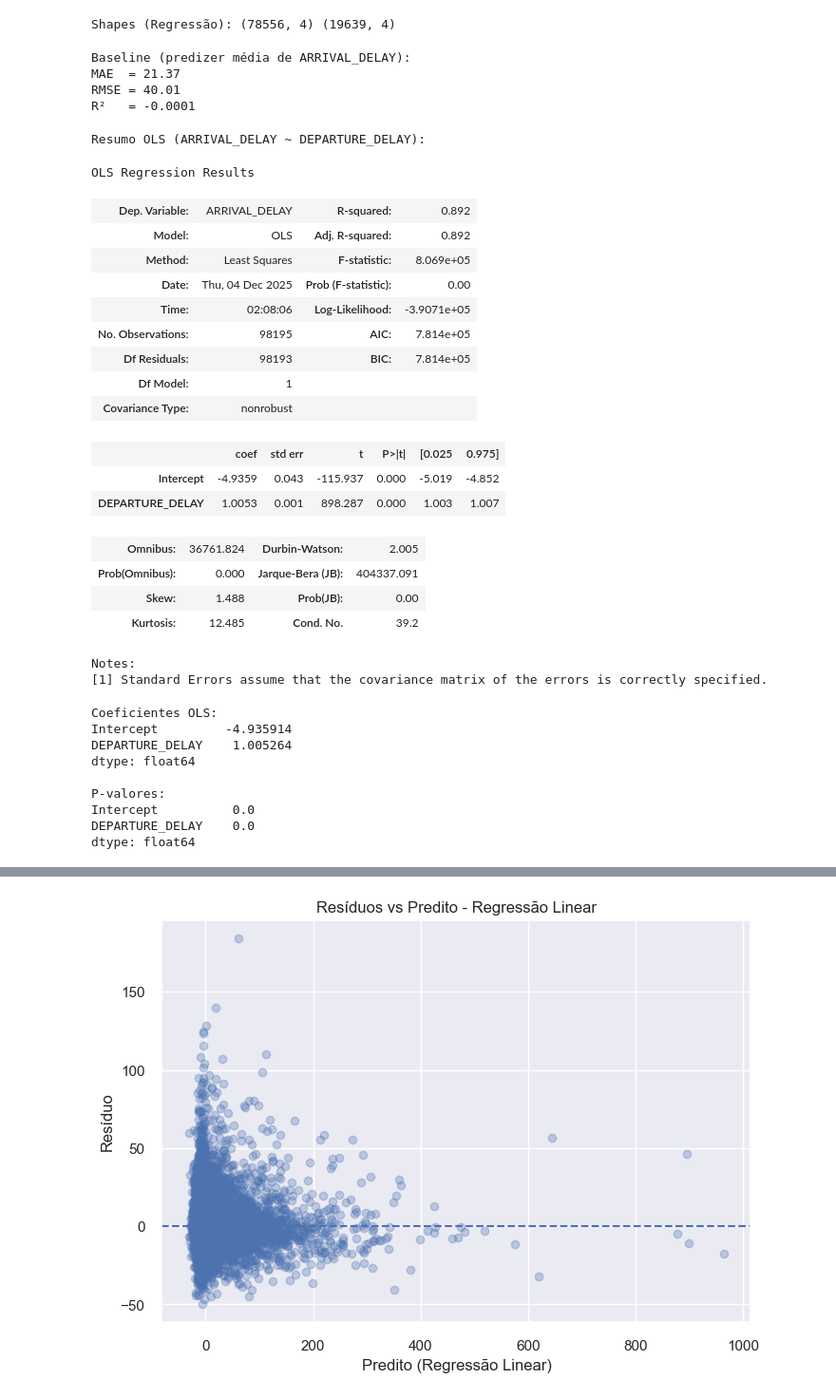
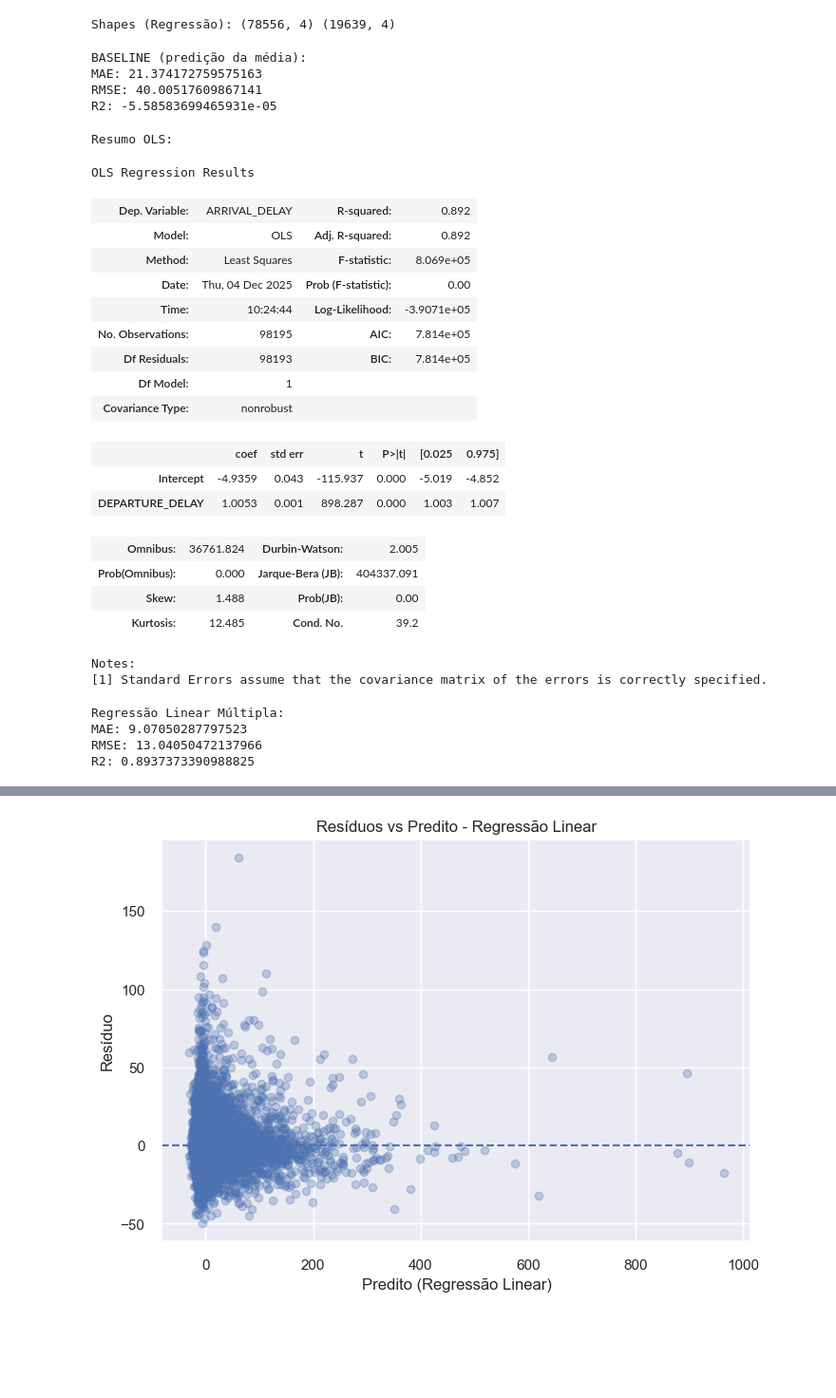
Before and after one commit to JoaoDario632/implementa-o-Segunda-Avaliacao-Girotto, a Jupyter notebook: projeto_modelagem_inicial.ipynb, the cells around one changed output, grey strips where cells are left out. Shown at 95% size. Drawn from its saved outputs; the diff is of its cells as text; code cells hidden in the pictures; blank space fills up the shorter version.

```diff
--- a/projeto_modelagem_inicial.ipynb
+++ b/projeto_modelagem_inicial.ipynb
@@ -144,5 +149,4 @@ plt.show()
 # %%
-# Amostra de 100.000 linhas para trabalhar
-df_sample = df.sample(100_000, random_state=42).copy()
-print("Shape da amostra:", df_sample.shape)
+df100k = df.sample(100_000, random_state=42).copy()
+print("Amostra selecionada:", df100k.shape)
 # %% [output]
@@ -150,4 +154,3 @@ Shape da amostra: (100000, 31)
 # %%
-# Remover linhas sem ARRIVAL_DELAY (não conseguimos avaliar atraso de chegada)
-df_clean = df_sample.dropna(subset=['ARRIVAL_DELAY']).copy()
-print("Shape após remover NA em ARRIVAL_DELAY:", df_clean.shape)
+limp = df100k.dropna(subset=["ARRIVAL_DELAY"]).copy()
+limp["LATE"] = (limp["ARRIVAL_DELAY"] > 15).astype(int)
@@ -156,7 +157,7 @@ Shape após remover NA em ARRIVAL_DELAY: (98195, 31)
 # %%
 # Variável-alvo binária: voo atrasado (> 15 min)
-df_clean['LATE'] = (df_clean['ARRIVAL_DELAY'] > 15).astype(int)
-display(df_clean[['ARRIVAL_DELAY', 'LATE']].head())
+limp['LATE'] = (limp['ARRIVAL_DELAY'] > 15).astype(int)
+display(limp[['ARRIVAL_DELAY', 'LATE']].head())
 # %% [output]
 |  | ARRIVAL_DELAY | LATE |
 | 1508570 | -13.0 | 0 |
@@ -170,6 +171,6 @@ num_cols = ['DEPARTURE_DELAY', 'DISTANCE', 'MONTH', 'DAY']
 # %%
-df_model = df_clean[num_cols + ['ARRIVAL_DELAY', 'LATE']].copy()
-display(df_model.describe().T)
+df_final = limp[num_cols + ["ARRIVAL_DELAY", "LATE"]].copy()
+display(df_final.describe().T)
 # %% [output]
 |  | count | mean | std | min | 25% | 50% | 75% | max |
 | DEPARTURE_DELAY | 98195.0 | 9.311136 | 36.886612 | -36.0 | -5.0 | -2.0 | 7.0 | 1576.0 |
@@ -191,34 +191,32 @@ print("Shapes (Regressão):", X_train.shape, X_test.shape)
 # %% [output]
 Shapes (Regressão): (78556, 4) (19639, 4)
 # %%
-y_pred_baseline = np.full(shape=y_test.shape, fill_value=y_train.mean())
+# Baseline da regressão
+predicaoY = np.full_like(y_test_reg, y_train_reg.mean())
 
-mae_base = mean_absolute_error(y_test, y_pred_baseline)
-rmse_base = mean_squared_error(y_test, y_pred_baseline, squared=False)
-r2_base = r2_score(y_test, y_pred_baseline)
-
-print("\nBaseline (predizer média de ARRIVAL_DELAY):")
-print(f"MAE  = {mae_base:.2f}")
-print(f"RMSE = {rmse_base:.2f}")
-print(f"R²   = {r2_base:.4f}")
+print("\npredição da média:")
+print("MAE:", mae(y_test_reg, predicaoY))
+print("RMSE:", mse(y_test_reg, predicaoY, squared=False))
+print("R2:", r2(y_test_reg, predicaoY))
 # %% [output]
-Baseline (predizer média de ARRIVAL_DELAY):
-MAE  = 21.37
-RMSE = 40.01
-R²   = -0.0001
+BASELINE (predição da média):
+MAE: 21.374172759575163
+RMSE: 40.00517609867141
+R2: -5.58583699465931e-05
 # %%
-df_reg_sm = df_model[['ARRIVAL_DELAY', 'DEPARTURE_DELAY']].copy()
-model_sm = smf.ols("ARRIVAL_DELAY ~ DEPARTURE_DELAY", data=df_reg_sm).fit()
-print("\nResumo OLS (ARRIVAL_DELAY ~ DEPARTURE_DELAY):")
-display(model_sm.summary())
+df_ols = df_final[['ARRIVAL_DELAY','DEPARTURE_DELAY']]
+ols_model = smf.ols("ARRIVAL_DELAY ~ DEPARTURE_DELAY", data=df_ols).fit()
+
+print("\nResumo OLS:")
+display(ols_model.summary())
 # %% [output]
-Resumo OLS (ARRIVAL_DELAY ~ DEPARTURE_DELAY):
+Resumo OLS:
 OLS Regression Results
 | Dep. Variable: | ARRIVAL_DELAY | R-squared: | 0.892 |
 | Model: | OLS | Adj. R-squared: | 0.892 |
 | Method: | Least Squares | F-statistic: | 8.069e+05 |
 | Date: | Thu, 04 Dec 2025 | Prob (F-statistic): | 0.00 |
-| Time: | 02:08:06 | Log-Likelihood: | -3.9071e+05 |
+| Time: | 10:24:44 | Log-Likelihood: | -3.9071e+05 |
 | No. Observations: | 98195 | AIC: | 7.814e+05 |
 | Df Residuals: | 98193 | BIC: | 7.814e+05 |
 | Df Model: | 1 |  |  |
@@ -233,18 +231,17 @@ OLS Regression Results
 Notes:
 [1] Standard Errors assume that the covariance matrix of the errors is correctly specified.
 # %%
-print("\nCoeficientes OLS:")
-print(model_sm.params)
-print("\nP-valores:")
-print(model_sm.pvalues)
+model_lin = LinearRegression()
+model_lin.fit(X_train_reg, y_train_reg)
+y_pred_lin = model_lin.predict(X_test_reg)
+
+print("\nRegressão Linear Múltipla:")
+print("MAE:", mae(y_test_reg, y_pred_lin))
+print("RMSE:", mse(y_test_reg, y_pred_lin, squared=False))
+print("R2:", r2(y_test_reg, y_pred_lin))
 # %% [output]
-Coeficientes OLS:
-Intercept         -4.935914
-DEPARTURE_DELAY    1.005264
-dtype: float64
-
-P-valores:
-Intercept          0.0
-DEPARTURE_DELAY    0.0
-dtype: float64
+Regressão Linear Múltipla:
+MAE: 9.07050287797523
+RMSE: 13.04050472137966
+R2: 0.8937373390988825
 # %%
```
Also changed, not shown: parts of 18 cells of this notebook.
